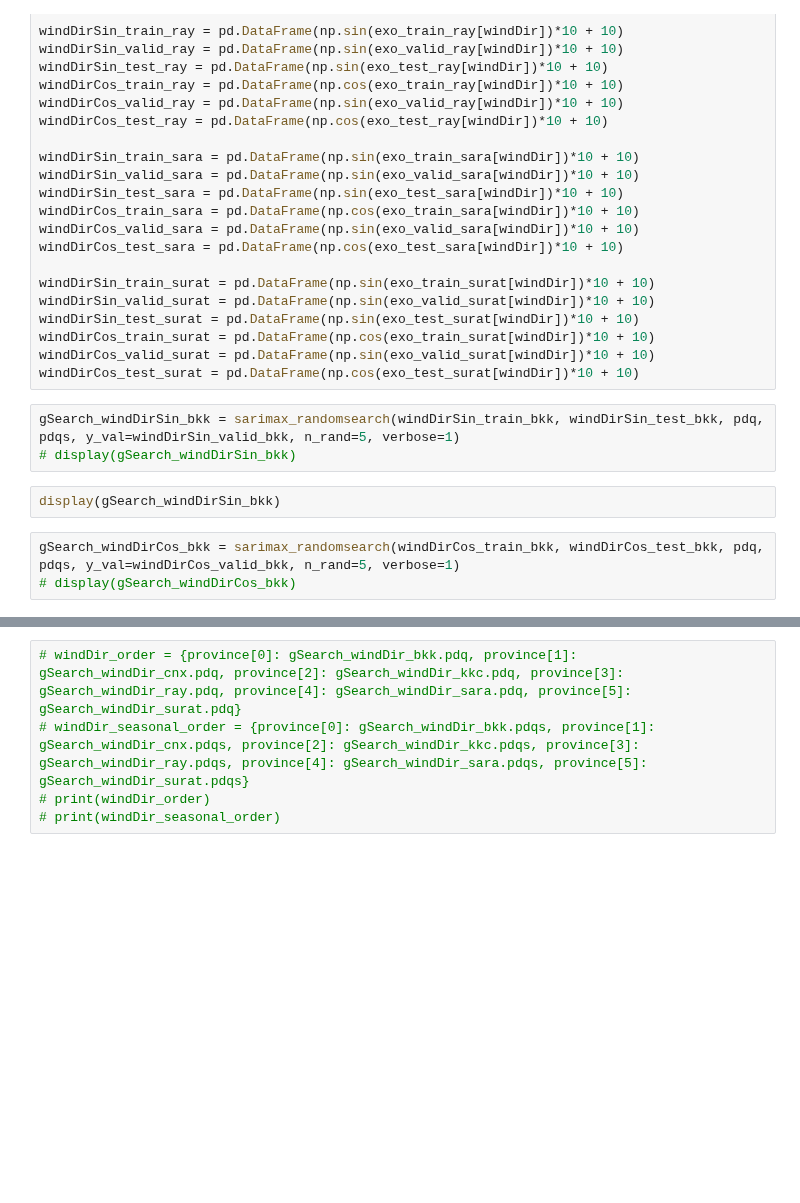
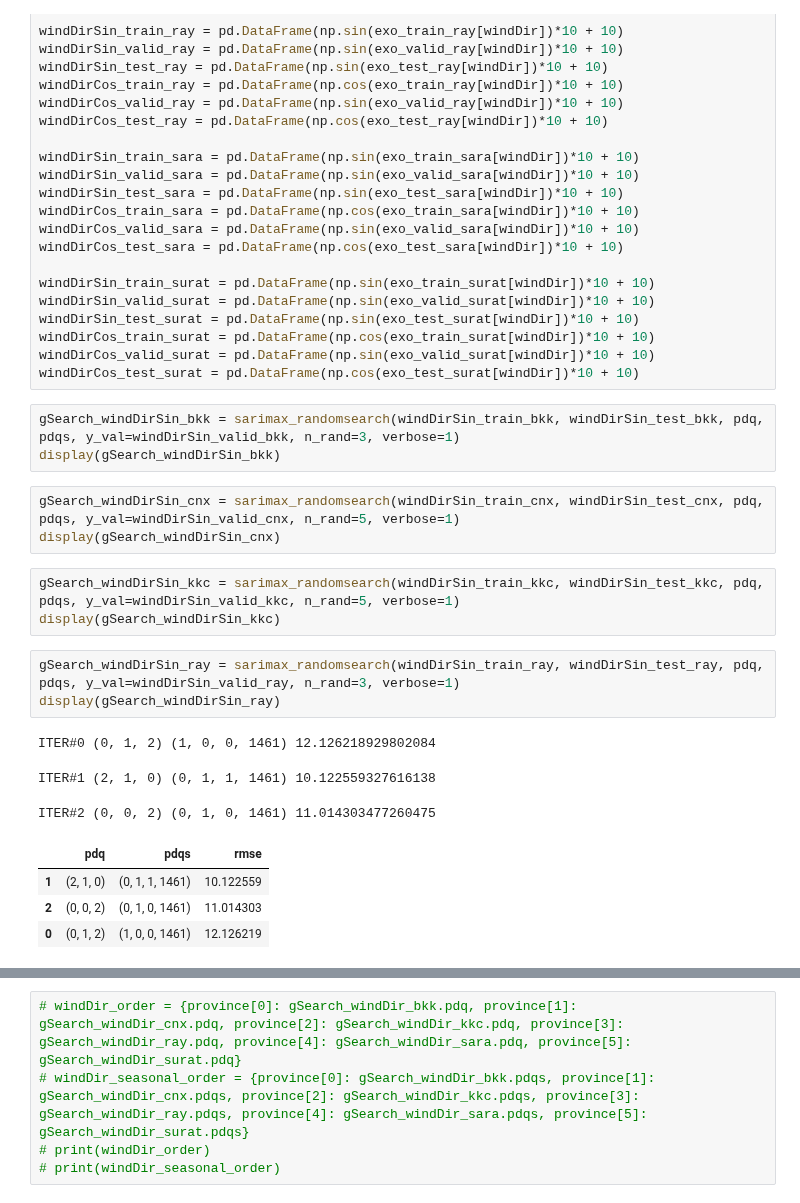
Before and after one commit to One-Night-Miracle/Data-Science-Project1-2021-2-PM2.5-Kaggle, a Jupyter notebook: random_search.ipynb, the cells around one changed output, grey strips where cells are left out. Saved outputs shown, nothing was run; the diff lists cells and outputs as text; blank space fills up the shorter version.

```diff
--- a/random_search.ipynb
+++ b/random_search.ipynb
@@ -310,10 +412,22 @@ windDirCos_train_surat = pd.DataFrame(np.cos(exo_train_surat[windDir])*10 + 10)
 windDirCos_valid_surat = pd.DataFrame(np.sin(exo_valid_surat[windDir])*10 + 10)
 windDirCos_test_surat = pd.DataFrame(np.cos(exo_test_surat[windDir])*10 + 10)
 # %%
-gSearch_windDirSin_bkk = sarimax_randomsearch(windDirSin_train_bkk, windDirSin_test_bkk, pdq, pdqs, y_val=windDirSin_valid_bkk, n_rand=5, verbose=1)
-# display(gSearch_windDirSin_bkk)
+gSearch_windDirSin_bkk = sarimax_randomsearch(windDirSin_train_bkk, windDirSin_test_bkk, pdq, pdqs, y_val=windDirSin_valid_bkk, n_rand=3, verbose=1)
+display(gSearch_windDirSin_bkk)
-# %%
-display(gSearch_windDirSin_bkk)
 # %%
-gSearch_windDirCos_bkk = sarimax_randomsearch(windDirCos_train_bkk, windDirCos_test_bkk, pdq, pdqs, y_val=windDirCos_valid_bkk, n_rand=5, verbose=1)
-# display(gSearch_windDirCos_bkk)
+gSearch_windDirSin_cnx = sarimax_randomsearch(windDirSin_train_cnx, windDirSin_test_cnx, pdq, pdqs, y_val=windDirSin_valid_cnx, n_rand=5, verbose=1)
+display(gSearch_windDirSin_cnx)
+# %%
+gSearch_windDirSin_kkc = sarimax_randomsearch(windDirSin_train_kkc, windDirSin_test_kkc, pdq, pdqs, y_val=windDirSin_valid_kkc, n_rand=5, verbose=1)
+display(gSearch_windDirSin_kkc)
+# %%
+gSearch_windDirSin_ray = sarimax_randomsearch(windDirSin_train_ray, windDirSin_test_ray, pdq, pdqs, y_val=windDirSin_valid_ray, n_rand=3, verbose=1)
+display(gSearch_windDirSin_ray)
+# %% [output]
+ITER#0 (0, 1, 2) (1, 0, 0, 1461) 12.126218929802084
+ITER#1 (2, 1, 0) (0, 1, 1, 1461) 10.122559327616138
+ITER#2 (0, 0, 2) (0, 1, 0, 1461) 11.014303477260475
+|  | pdq | pdqs | rmse |
+| 1 | (2, 1, 0) | (0, 1, 1, 1461) | 10.122559 |
+| 2 | (0, 0, 2) | (0, 1, 0, 1461) | 11.014303 |
+| 0 | (0, 1, 2) | (1, 0, 0, 1461) | 12.126219 |
```
Also changed, not shown: parts of 21 cells of this notebook, 5 other files.
